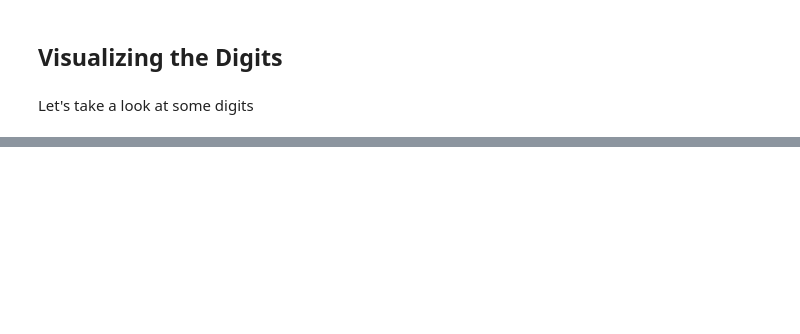
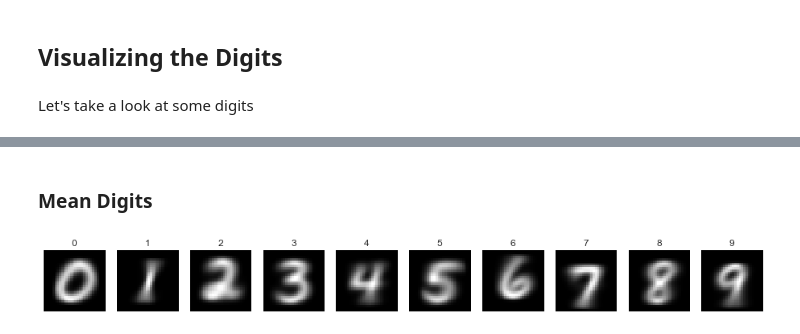
Before and after one commit to thomalm/kaggle, a Jupyter notebook: digit-recognizer/digit-recognizer.ipynb, the cells around one changed output, grey strips where cells are left out. Drawn from its saved outputs; the diff is of its cells as text; code cells hidden in the pictures; blank space fills up the shorter version.

```diff
--- a/digit-recognizer/digit-recognizer.ipynb
+++ b/digit-recognizer/digit-recognizer.ipynb
@@ -74,0 +123,13 @@ for i in range(ncols * nrows):
+# %% [markdown]
+### Mean Digits
+# %%
+# Calculate average digit values
+mean_digits = digits.groupby('label').mean()
+
+# Reshape the data
+mean_digit_values = mean_digits.iloc[:,0:].values
+
+# Plot the mean digits
+plot_digits(mean_digit_values, list(range(10)), 1, 10)
+# %% [output]
+[figure, added]
```
Also changed, not shown: parts of 39 cells of this notebook.
